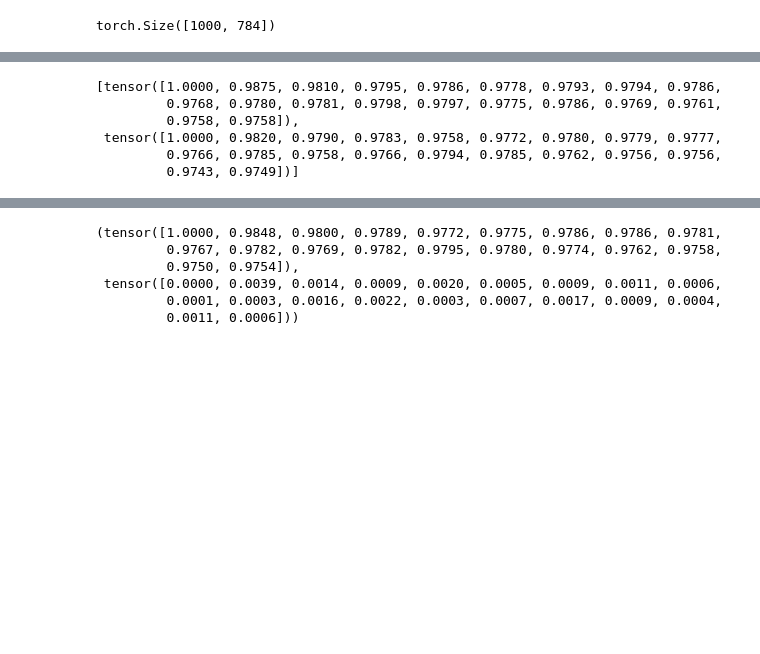
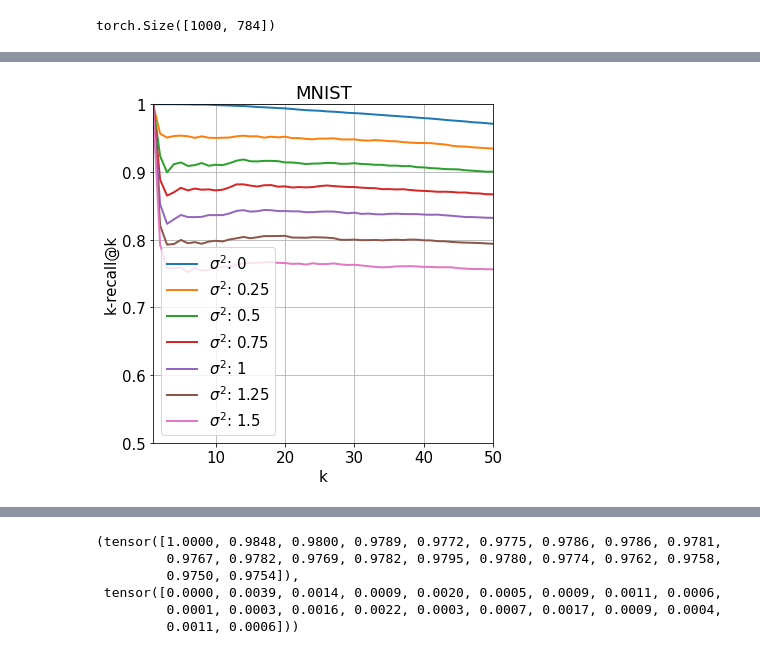
Before and after one commit to seanjaffe1/khopfield, a Jupyter notebook: document_retireval.ipynb, the cells around one changed output, grey strips where cells are left out. Drawn from its saved outputs; the diff is of its cells as text; code cells hidden in the pictures; blank space fills up the shorter version.

```diff
--- a/document_retireval.ipynb
+++ b/document_retireval.ipynb
@@ -224,5 +317,0 @@ LML Warning: Did not converge.
-# %%
-# make precision recall plot
-for i, recall in enumerate(recalls):
-    plt.plot(recall, label=f'beta={betas[i]}')
-plt.legend()
@@ -231,0 +318,2 @@ plt.legend()
+# %%
+recall, precission = k_recall_exp(test_loader_w, distances, k=50, seed=0, var=1, beta=1)
@@ -232,6 +335,7 @@ plt.legend()
 # %%
 # get dists[j,k] where j in i and k in
 variances = [0, .25, .5, .75, 1, 1.25, 1.5]
+
 # make a pandas dataframe to store the results
 mean_pd = pd.DataFrame(columns=['variance', 'k', 'recall'])
 std_pd = pd.DataFrame(columns=['variance', 'k', 'recall'])
@@ -242,8 +346,8 @@ for var in variances:
     print(f"Var: {var}")
     trials = []
     for i in range(n_trials):
-        results = k_recall_exp(test_loader_w, distances, k=K, var=var, seed= i)
-        trials.append(results)
+        recall, precission = k_recall_exp(test_loader_w, distances, k=50, seed=i, var=var, beta=1)
+        trials.append(recall)
     mean = torch.mean(torch.stack(trials), dim=0).detach().numpy()
     std = torch.std(torch.stack(trials), dim=0).detach().numpy()
 
@@ -260,6 +364,0 @@ std_pd.to_csv('data/std_softmaxonly__beta.5_pd.csv')
-# %%
-mean_pd = pd.read_csv('data/mean_softmaxonly_beta.5_pd.csv')
-std_pd = pd.read_csv('data/std_softmaxonly__beta.5_pd.csv')
-
-# find all unique variances and put them in a list
-#variances = mean_pd['variance'].unique()
@@ -280,11 +415,10 @@ NameError: name 'mean_pd' is not defined
-# %%
-# save pd frames
-mean_pd.to_csv('data/mean_pd.csv')
-std_pd.to_csv('data/std_pd.csv')
-# %% [output]
-[tensor([1.0000, 0.9875, 0.9810, 0.9795, 0.9786, 0.9778, 0.9793, 0.9794, 0.9786,
-         0.9768, 0.9780, 0.9781, 0.9798, 0.9797, 0.9775, 0.9786, 0.9769, 0.9761,
-         0.9758, 0.9758]),
- tensor([1.0000, 0.9820, 0.9790, 0.9783, 0.9758, 0.9772, 0.9780, 0.9779, 0.9777,
-         0.9766, 0.9785, 0.9758, 0.9766, 0.9794, 0.9785, 0.9762, 0.9756, 0.9756,
-         0.9743, 0.9749])]
+# %%
+# save pd frames
+# load mnist pds
+mean_pd = pd.read_csv('data/mnist_mean_pd_.csv')
+std_pd = pd.read_csv('data/mnist_std_pd.csv')
+
+variances = [0, .25, .5, .75, 1, 1.25, 1.5]
+make_plot(mean_pd, std_pd, variances, title = 'MNIST', meta_info=True)
+# %% [output]
+[figure, added]
```
Also changed, not shown: parts of 34 cells of this notebook.
